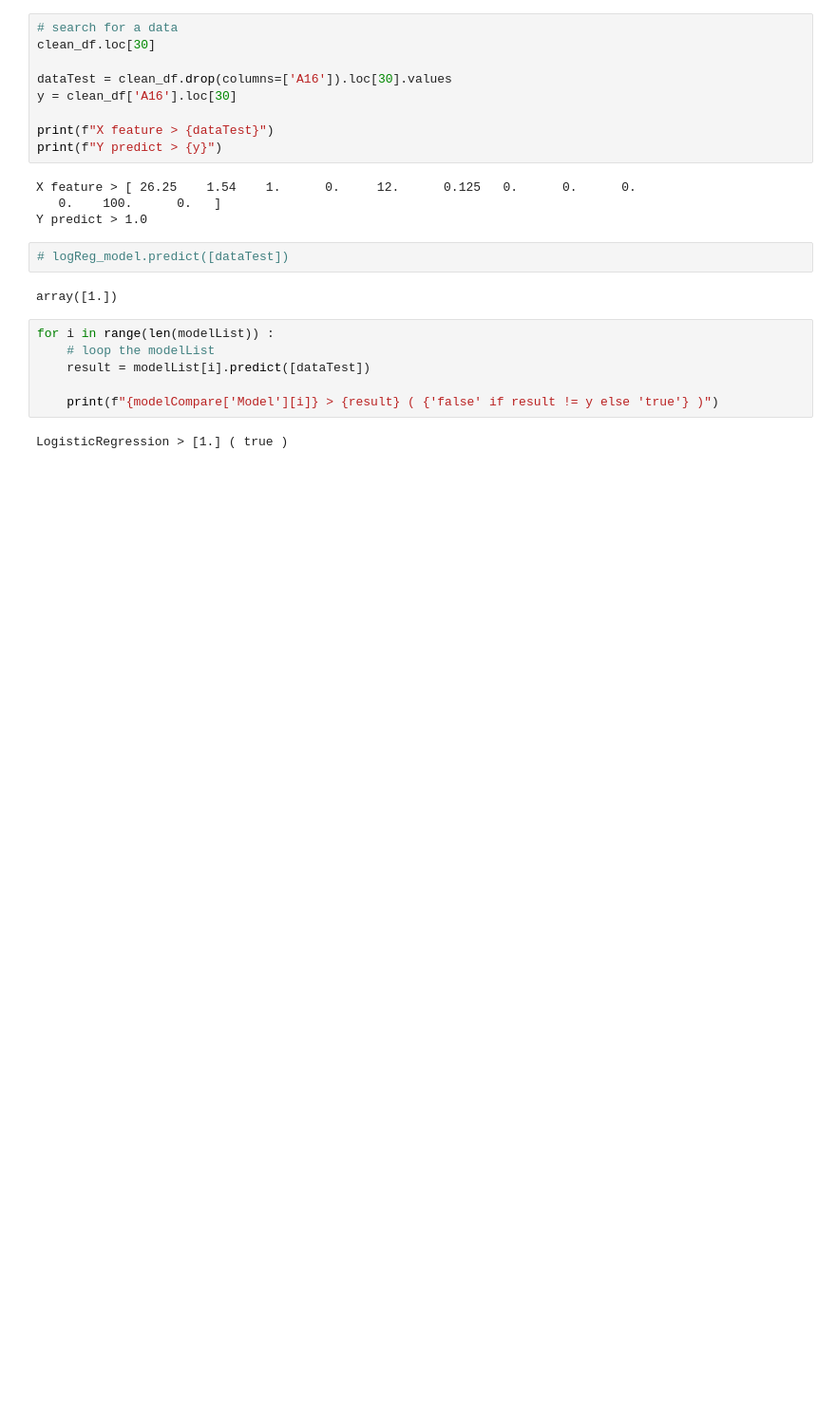
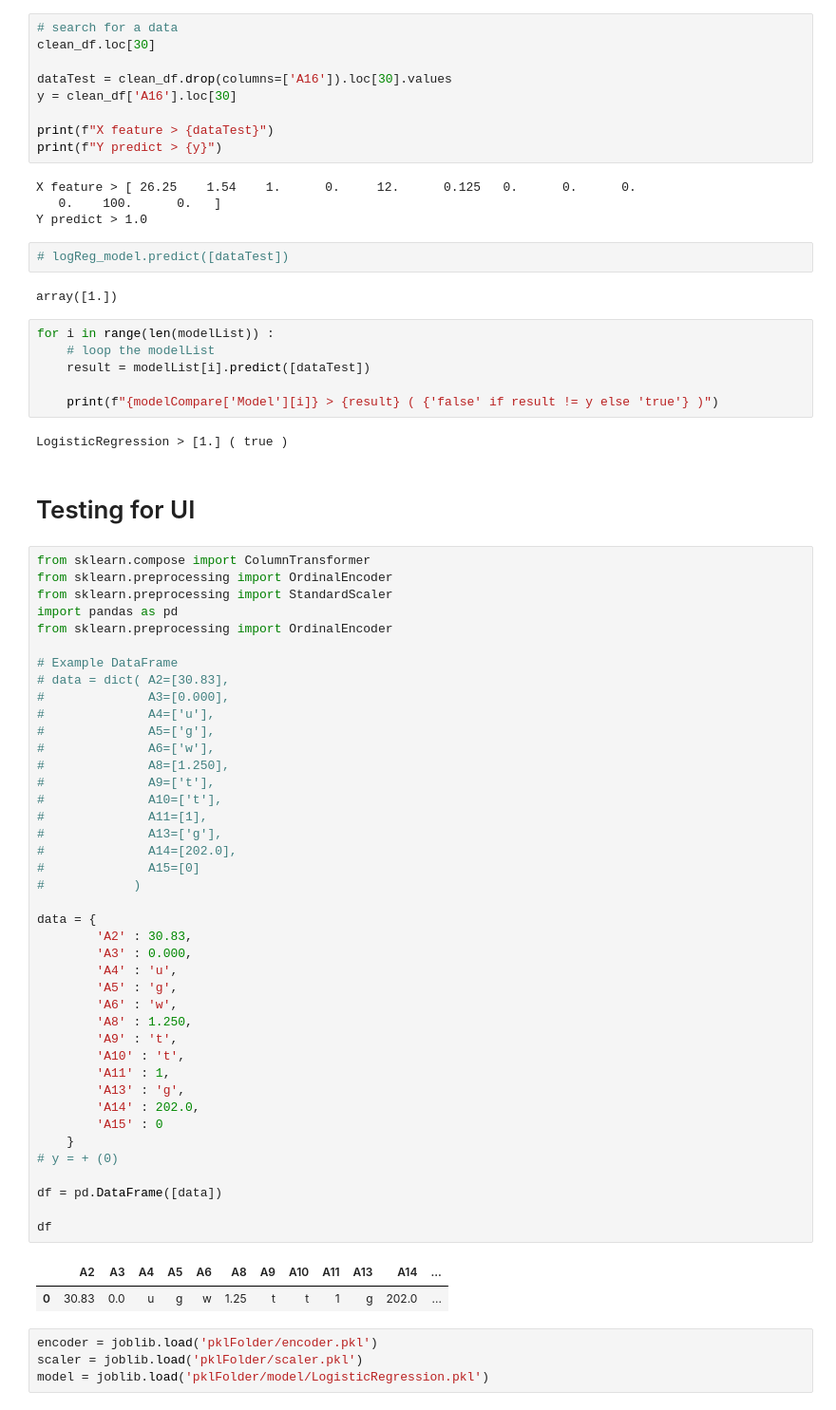
Before and after one commit to crabbbb/Credit-Approval, a Jupyter notebook: New CreditApproval Process.ipynb, the cells around one changed output. Shown at 95% size. Cells and saved outputs as stored; diff of their text form; blank space fills up the shorter version.

```diff
--- a/New CreditApproval Process.ipynb
+++ b/New CreditApproval Process.ipynb
@@ -1495,3 +1539,53 @@ for i in range(len(modelList)) :
     print(f"{modelCompare['Model'][i]} > {result} ( {'false' if result != y else 'true'} )")
 # %% [output]
 LogisticRegression > [1.] ( true )
+# %% [markdown]
+# Testing for UI
+# %%
+from sklearn.compose import ColumnTransformer
+from sklearn.preprocessing import OrdinalEncoder
+from sklearn.preprocessing import StandardScaler
+import pandas as pd
+from sklearn.preprocessing import OrdinalEncoder
+
+# Example DataFrame
+# data = dict( A2=[30.83],
+#              A3=[0.000],
+#              A4=['u'],
+#              A5=['g'],
+#              A6=['w'],
+#              A8=[1.250],
+#              A9=['t'],
+#              A10=['t'],
+#              A11=[1],
+#              A13=['g'],
+#              A14=[202.0],
+#              A15=[0]
+#            )
+
+data = {
+        'A2' : 30.83,
+        'A3' : 0.000,
+        'A4' : 'u',
+        'A5' : 'g',
+        'A6' : 'w',
+        'A8' : 1.250,
+        'A9' : 't',
+        'A10' : 't',
+        'A11' : 1,
+        'A13' : 'g',
+        'A14' : 202.0,
+        'A15' : 0
+    }
+# y = + (0)
+
+df = pd.DataFrame([data])
+
+df
+# %% [output]
+|  | A2 | A3 | A4 | A5 | A6 | A8 | A9 | A10 | A11 | A13 | A14 | ... |
+| 0 | 30.83 | 0.0 | u | g | w | 1.25 | t | t | 1 | g | 202.0 | ... |
+# %%
+encoder = joblib.load('pklFolder/encoder.pkl')
+scaler = joblib.load('pklFolder/scaler.pkl')
+model = joblib.load('pklFolder/model/LogisticRegression.pkl')
```
Also changed, not shown: parts of 32 cells of this notebook, 3 other files.
